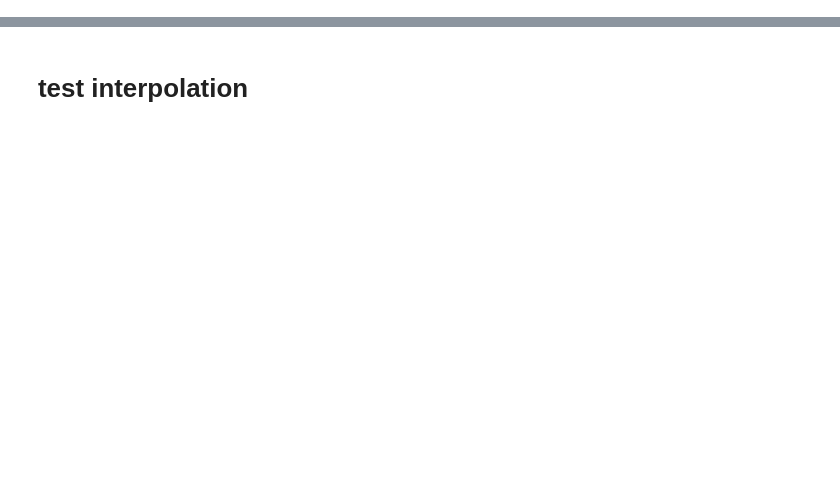
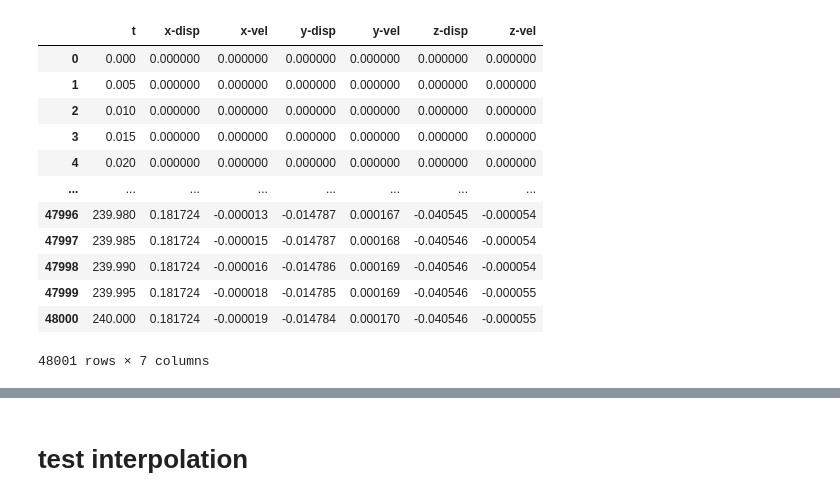
Before and after one commit to loicbachelot/v-v_dashboard, a Jupyter notebook: plot_testing/convert_original_to_parquet.ipynb, the cells around one changed output, grey strips where cells are left out. Cells and saved outputs as stored; diff of their text form; code cells hidden in the pictures; blank space fills up the shorter version.

```diff
--- a/convert_original_to_parquet.ipynb
+++ b/plot_testing/convert_original_to_parquet.ipynb
@@ -7,2 +7,19 @@ from io import StringIO
 import numpy as np
 from scipy.interpolate import griddata, NearestNDInterpolator
+# %%
+df = pd.read_csv("../../Downloads/loiccopykutschera_v2.0/kutschera_ttpv1_v2.0/el_sf_body-090st100.csv", comment='#', sep='\s+')
+df
+# %% [output]
+|  | t | x-disp | x-vel | y-disp | y-vel | z-disp | z-vel |
+| 0 | 0.000 | 0.000000 | 0.000000 | 0.000000 | 0.000000 | 0.000000 | 0.000000 |
+| 1 | 0.005 | 0.000000 | 0.000000 | 0.000000 | 0.000000 | 0.000000 | 0.000000 |
+| 2 | 0.010 | 0.000000 | 0.000000 | 0.000000 | 0.000000 | 0.000000 | 0.000000 |
+| 3 | 0.015 | 0.000000 | 0.000000 | 0.000000 | 0.000000 | 0.000000 | 0.000000 |
+| 4 | 0.020 | 0.000000 | 0.000000 | 0.000000 | 0.000000 | 0.000000 | 0.000000 |
+| ... | ... | ... | ... | ... | ... | ... | ... |
+| 47996 | 239.980 | 0.181724 | -0.000013 | -0.014787 | 0.000167 | -0.040545 | -0.000054 |
+| 47997 | 239.985 | 0.181724 | -0.000015 | -0.014787 | 0.000168 | -0.040546 | -0.000054 |
+| 47998 | 239.990 | 0.181724 | -0.000016 | -0.014786 | 0.000169 | -0.040546 | -0.000054 |
+| 47999 | 239.995 | 0.181724 | -0.000018 | -0.014785 | 0.000169 | -0.040546 | -0.000055 |
+| 48000 | 240.000 | 0.181724 | -0.000019 | -0.014784 | 0.000170 | -0.040546 | -0.000055 |
+48001 rows × 7 columns
```
Also changed, not shown: parts of 9 cells of this notebook, 2 other files.
